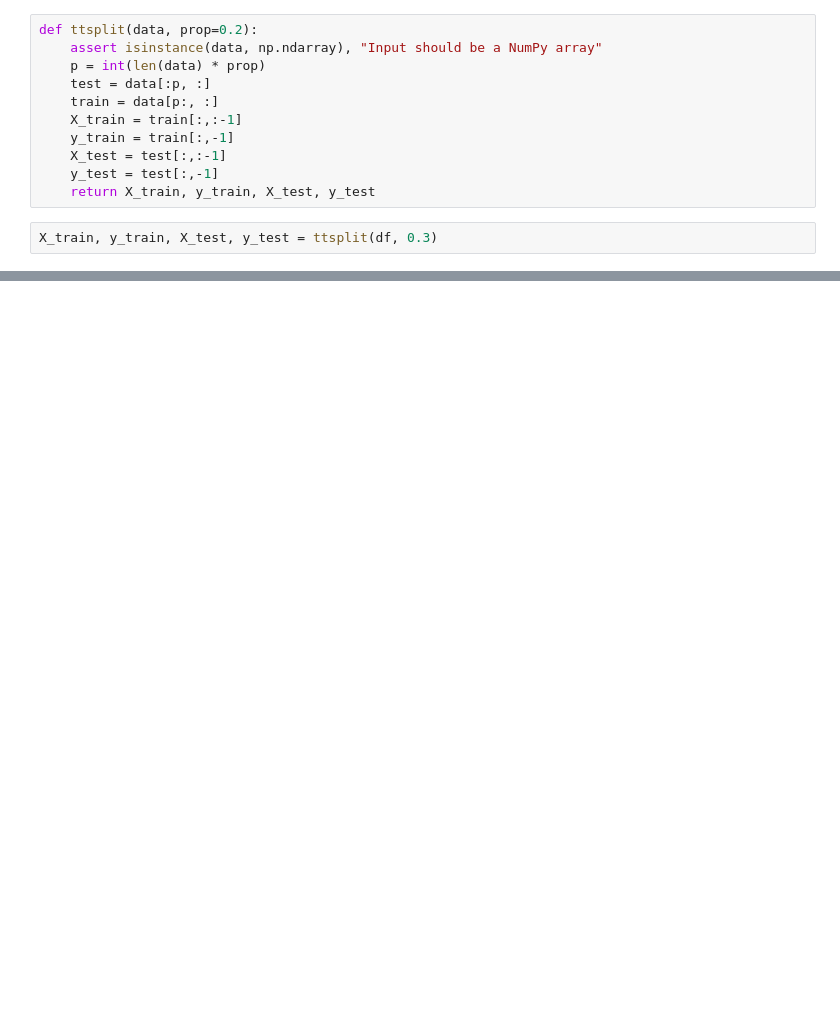
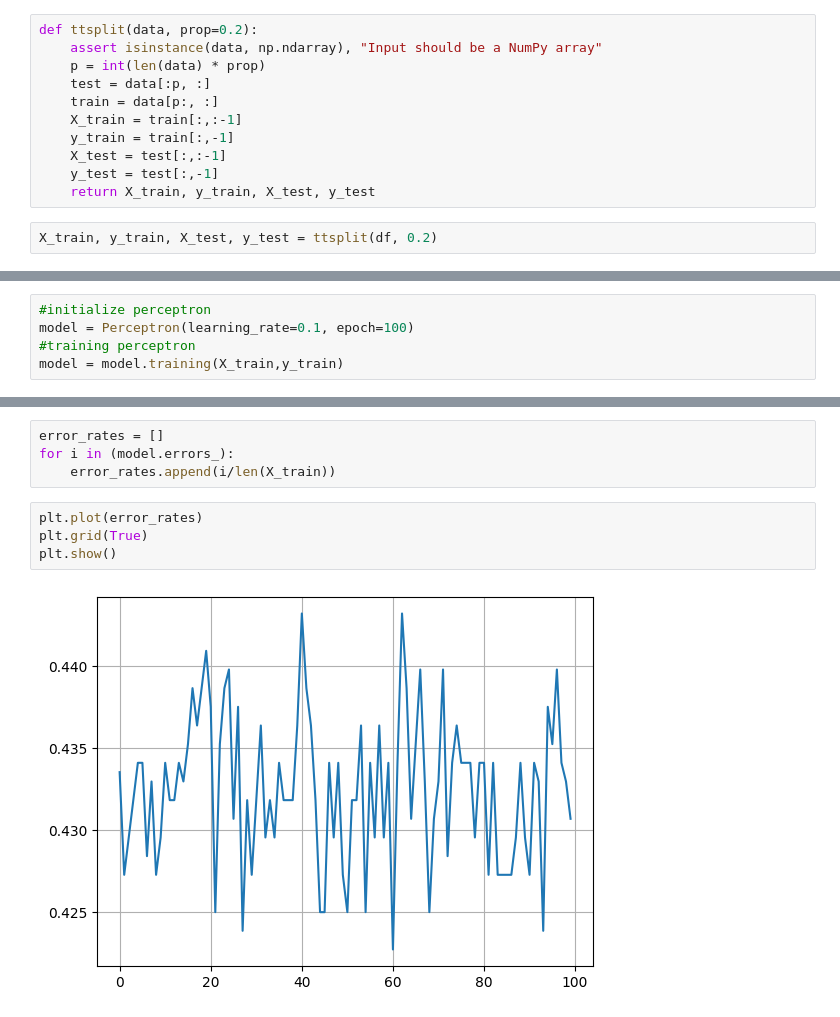
Before and after one commit to castillosebastian/neuralnets, a Jupyter notebook: perceptron_Analisis.ipynb, the cells around one changed output, grey strips where cells are left out. Drawn from its saved outputs; the diff is of its cells as text; blank space fills up the shorter version.

Commit message:
solución perceptron

```diff
--- a/perceptron.ipynb
+++ b/perceptron_Analisis.ipynb
@@ -759,4 +781,4 @@ def ttsplit(data, prop=0.2):
     y_test = test[:,-1]
     return X_train, y_train, X_test, y_test
 # %%
-X_train, y_train, X_test, y_test = ttsplit(df, 0.3)
+X_train, y_train, X_test, y_test = ttsplit(df, 0.2)
@@ -865,0 +932,5 @@ class Perceptron:
+# %%
+#initialize perceptron
+model = Perceptron(learning_rate=0.1, epoch=100)
+#training perceptron
+model = model.training(X_train,y_train)
@@ -865,0 +949,10 @@ class Perceptron:
+# %%
+error_rates = []
+for i in (model.errors_):
+    error_rates.append(i/len(X_train))
+# %%
+plt.plot(error_rates)
+plt.grid(True)
+plt.show()
+# %% [output]
+[figure, added]
```
Also changed, not shown: parts of 14 cells of this notebook, 4 other files.
